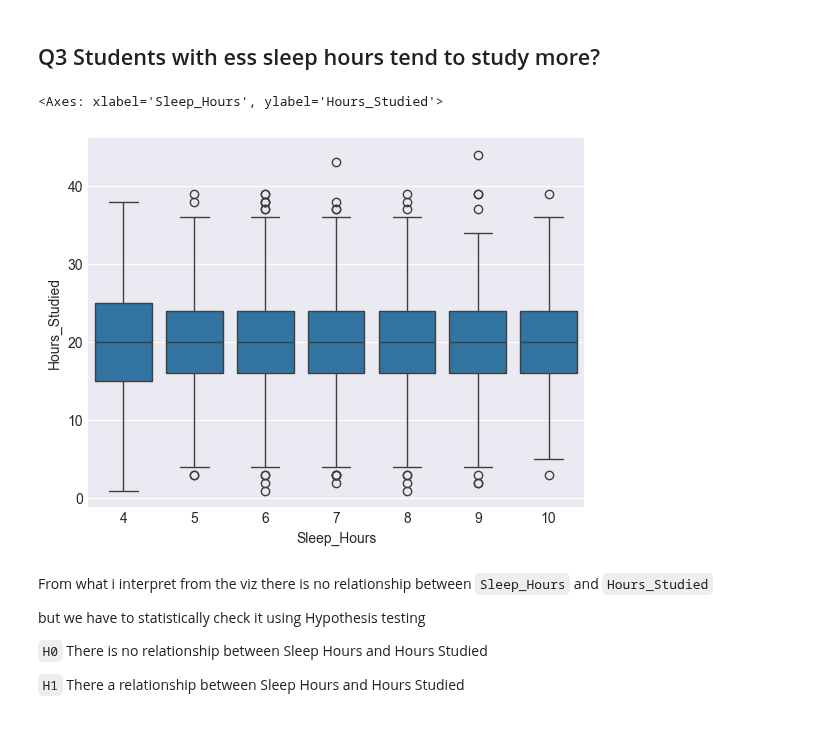
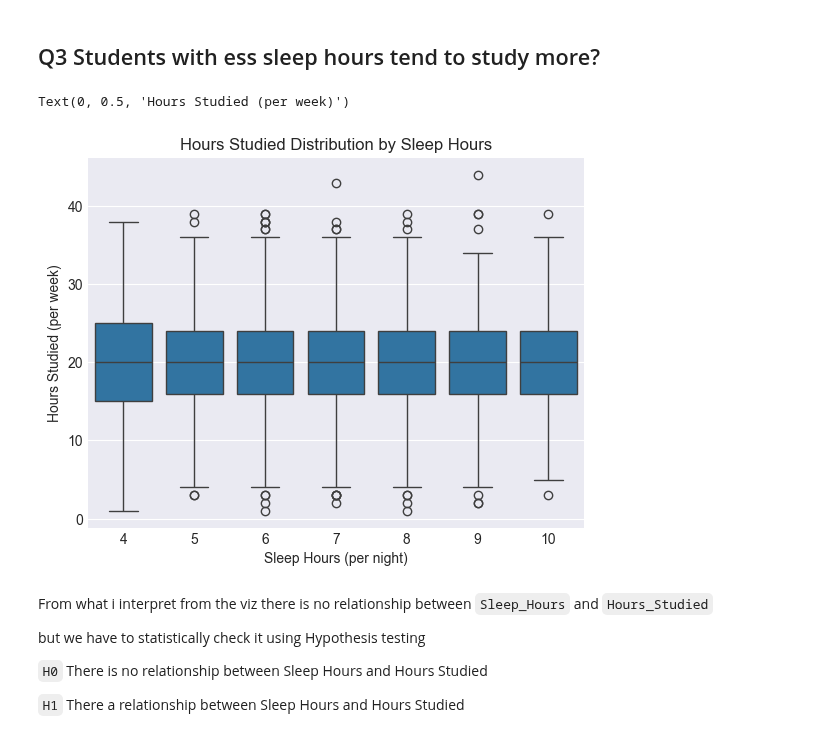
Before and after one commit to TurkiOmran/AAI, a Jupyter notebook: student/project/p2/notebooks/p2_students_exam.ipynb, the cells around one changed output. Drawn from its saved outputs; the diff is of its cells as text; code cells hidden in the pictures.

```diff
--- a/student/project/p2/notebooks/p2_students_exam.ipynb
+++ b/student/project/p2/notebooks/p2_students_exam.ipynb
@@ -182,9 +213,12 @@ not enough evidence, We fail to reject H0
 ## Q3 Students with ess sleep hours tend to study more?
 # %%
 sns.boxplot(data=df, x='Sleep_Hours', y='Hours_Studied')
+plt.title('Hours Studied Distribution by Sleep Hours')
+plt.xlabel('Sleep Hours (per night)')
+plt.ylabel('Hours Studied (per week)')
 # %% [output]
-<Axes: xlabel='Sleep_Hours', ylabel='Hours_Studied'>
+Text(0, 0.5, 'Hours Studied (per week)')
-[figure, old version]
+[figure, new version]
 # %% [markdown]
 From what i interpret from the viz there is no relationship between `Sleep_Hours` and `Hours_Studied`
 
```
Also changed, not shown: parts of 13 cells of this notebook.
